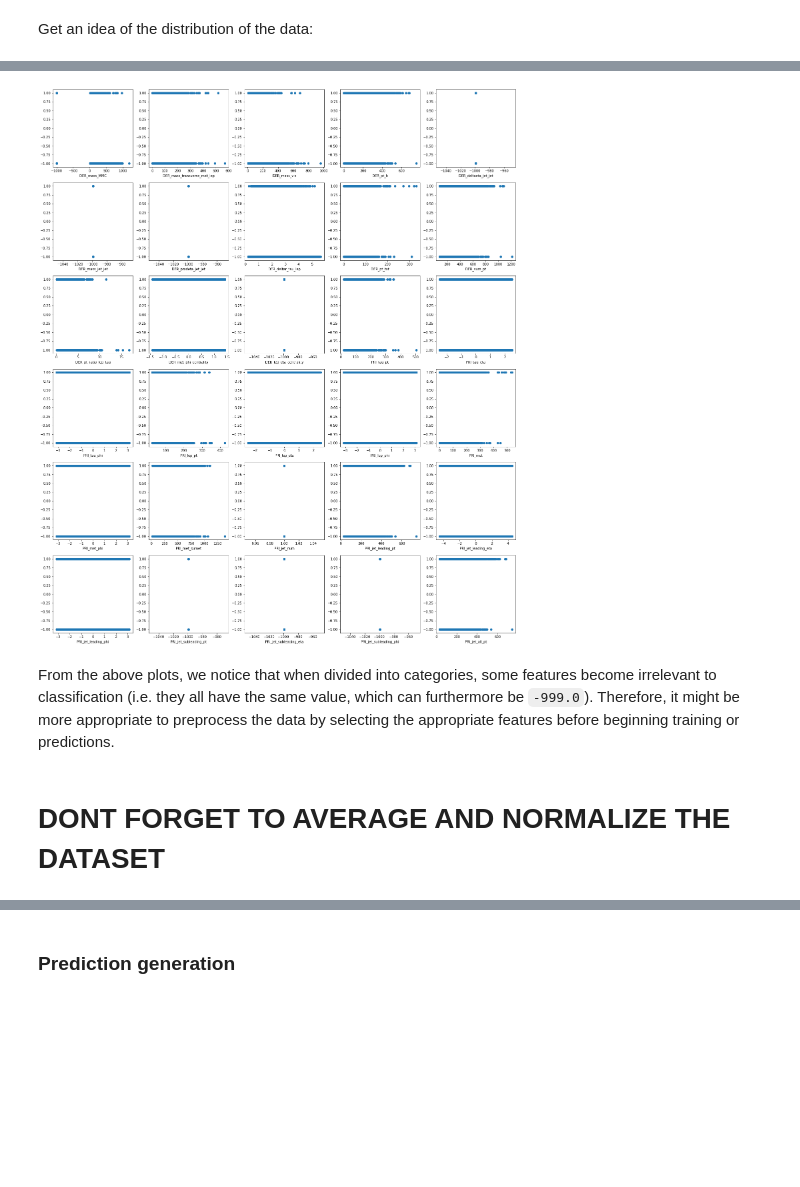
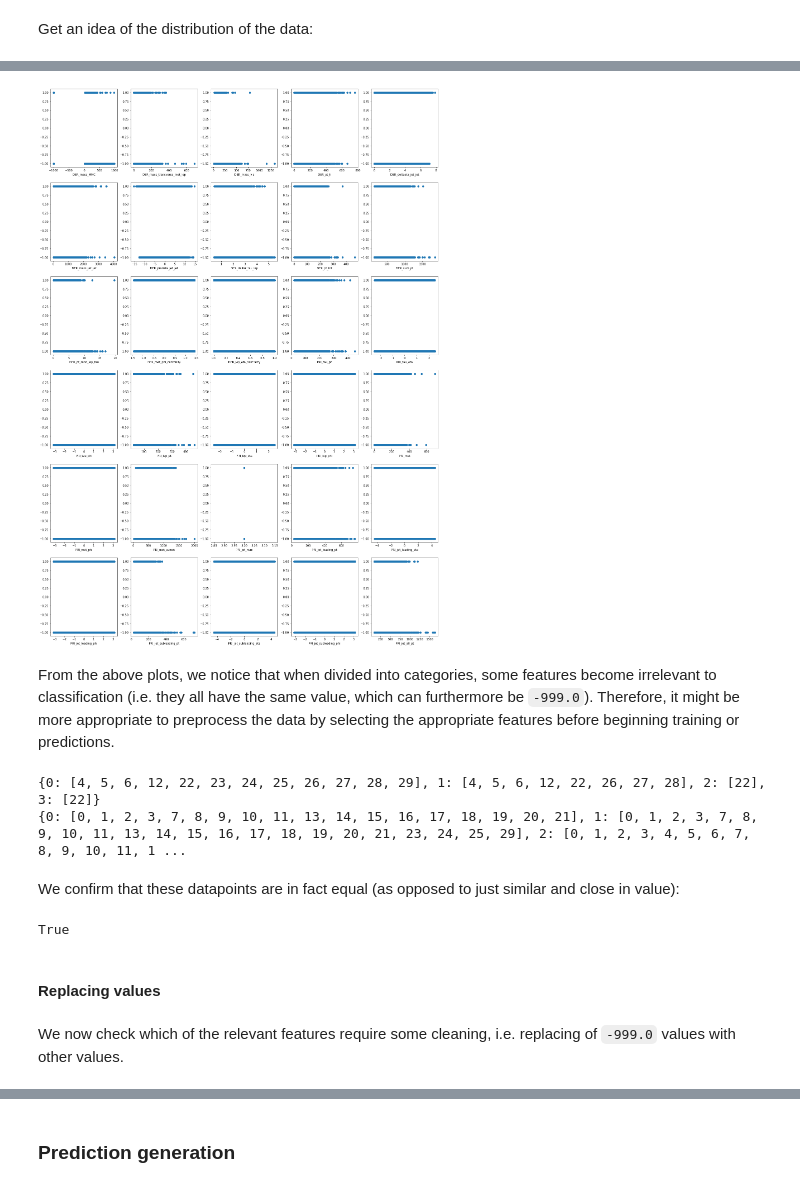
Before and after one commit to CS-433/ml-project-1-krz, a Jupyter notebook: scripts/exploration.ipynb, the cells around one changed output, grey strips where cells are left out. Cells and saved outputs as stored; diff of their text form; code cells hidden in the pictures; blank space fills up the shorter version.

```diff
--- a/scripts/exploration.ipynb
+++ b/scripts/exploration.ipynb
@@ -79,17 +88,28 @@ We notice that many of these histograms have many elements with the value `-999.
 # %%
 jet_cat = [0, 1, 2, 3]
-y_cats = []
-tx_cats = []
-for i in jet_cat:
-    indexes = np.where(tX[:, lab_dict['PRI_jet_num']] == i)
-    y_cats.append(y[indexes])
-    tx_cats.append(tX[indexes])
+#y_cats = []
+#tx_cats = []
+#for i in jet_cat:
+#    indexes = np.where(tX[:, lab_dict['PRI_jet_num']] == i)
+#    y_cats.append(y[indexes])
+#    tx_cats.append(tX[indexes])
+
+def split_data_by_jet_num(tx, y=None):
+    y_cats = []
+    tx_cats = []
+    for i in jet_cat:
+        indexes = np.where(tx[:, lab_dict['PRI_jet_num']] == i)
+        if (y is not None):
+            y_cats.append(y[indexes])
+        tx_cats.append(tx[indexes])
+
+    return y_cats, tx_cats
+
+y_cats, tx_cats = split_data_by_jet_num(tX, y)
-# %%
-#for i in jet_cat:
-#    plot_feature_graphs(y_cats[i], tx_cats[i])
-plot_feature_graphs(y_cats[1], tx_cats[1])
-# %% [output]
-[figure, removed]
+# %%
+plot_feature_graphs(y_cats[3], tx_cats[3], labels, 5)
+# %% [output]
+[figure, added]
 # %% [markdown]
 From the above plots, we notice that when divided into categories, some features become irrelevant to classification (i.e. they all have the same value, which can furthermore be `-999.0`). Therefore, it might be more appropriate to preprocess the data by selecting the appropriate features before beginning training or predictions.
 # %%
@@ -101,3 +124,36 @@ irrelevant_features = {
 }
-# %% [markdown]
-# DONT FORGET TO AVERAGE AND NORMALIZE THE DATASET
+# %%
+# Get irrelevant feature indexes
+ir_ind = {}
+for k in irrelevant_features.keys():
+    ir_ind.update({k: []})
+    for v in irrelevant_features[k]:
+        ir_ind[k].append(lab_dict[v])
+
+# Get relevant feature indexes
+all_indexes = np.array(list(range(len(labels))))
+rel_ind = {}
+for k in ir_ind.keys():
+    rel_ind.update({k: list(np.delete(all_indexes, ir_ind[k]))})
+
+print(ir_ind)
+print(rel_ind)
+# %% [output]
+{0: [4, 5, 6, 12, 22, 23, 24, 25, 26, 27, 28, 29], 1: [4, 5, 6, 12, 22, 26, 27, 28], 2: [22], 3: [22]}
+{0: [0, 1, 2, 3, 7, 8, 9, 10, 11, 13, 14, 15, 16, 17, 18, 19, 20, 21], 1: [0, 1, 2, 3, 7, 8, 9, 10, 11, 13, 14, 15, 16, 17, 18, 19, 20, 21, 23, 24, 25, 29], 2: [0, 1, 2, 3, 4, 5, 6, 7, 8, 9, 10, 11, 1 ...
+# %% [markdown]
+We confirm that these datapoints are in fact equal (as opposed to just similar and close in value):
+# %%
+# We check that all of these features only have one unique value on the entire column (within the category)
+truth_values = []
+for i in jet_cat:
+    for ind in ir_ind[i]:
+        truth_values.append(len(np.unique(tx_cats[i][:, ind])) == 1)
+
+np.all(truth_values)
+# %% [output]
+True
+# %% [markdown]
+#### Replacing values
+# %% [markdown]
+We now check which of the relevant features require some cleaning, i.e. replacing of `-999.0` values with other values.
```
Also changed, not shown: parts of 35 cells of this notebook, 2 other files.
